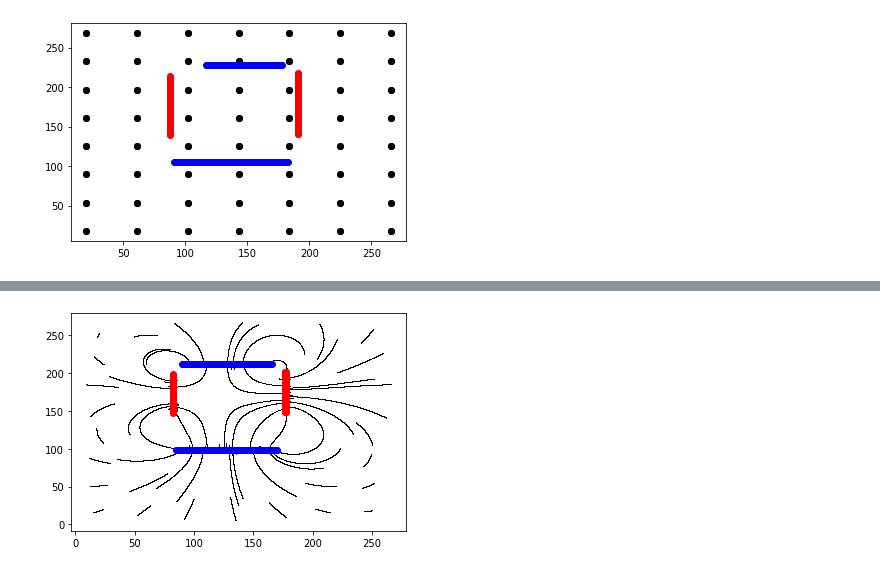
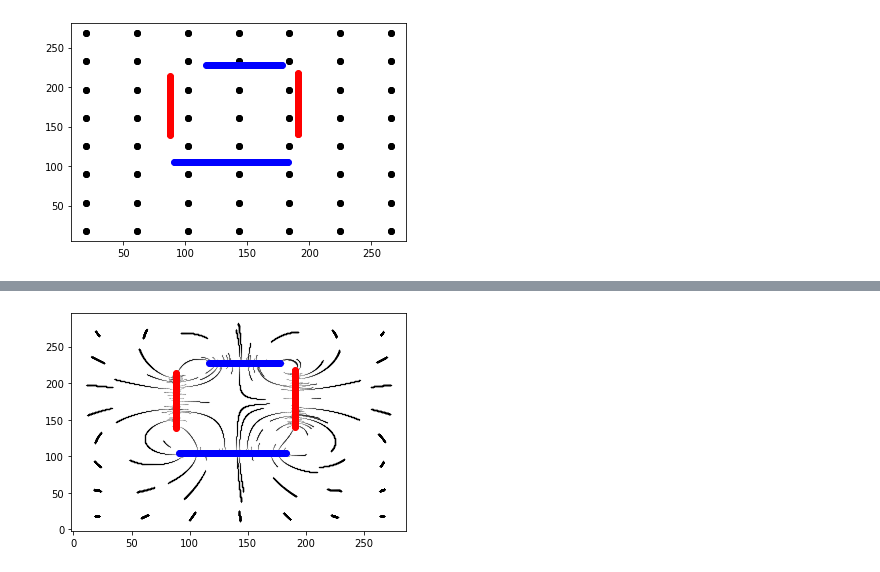
Before and after one commit to pyqt555/cudaFieldLines, a Jupyter notebook: interface.ipynb, the cells around one changed output, grey strips where cells are left out. Cells and saved outputs as stored; diff of their text form; code cells hidden in the pictures.

```diff
--- a/interface.ipynb
+++ b/interface.ipynb
@@ -14,7 +14,7 @@ import os
 try:
     from google.colab.patches import cv2_imshow
 except:
-    print("Not running on Colab, replace cv2_imshow with cv2.imshow()")
+    print("Not running on Colab, if errors occur replace cv2_imshow with cv2.imshow()")
 from joblib import Parallel, delayed
 from multiprocessing.dummy import Pool as ThreadPool
 import itertools
@@ -22,13 +22,15 @@ import itertools
 X=0
 Y=1
 C=2
-TIMESCALE=10.2 #@param {type:"slider",min:0.01,max:100,step:0.01}
-UsE0 =False #@param {type:"boolean"}
-if UsE0:
+Step_length=35.93 #@param {type:"slider",min:0.01,max:100,step:0.01}
+TIMESCALE=Step_length
+#@markdown Distance of steps in the simulation, increase to  increase speed/decrease accuracy of the simulation.
+UseE0 =False #@param {type:"boolean"}
+if UseE0:
   E0=8.8541878128*(10**(-12))
 else:
   E0=1
-
+#@markdown Option to use E0 for realistic Computation, not recommended since extreme number often leads to inaccurate/slow computations.
 @numba.guvectorize([(float64[:],float64[:],float64[:])], '(n),(n)->(n)',target="parallel")
 def compute_force_guv(c1,c2,res):
     c_dir=c1[C]*c2[C]
@@ -79,7 +81,7 @@ def extract_charges(img,val_img=None):
   img=cv2.cvtColor(img.copy(),cv2.COLOR_BGR2HSV)
 
   if type(val_img)!=type(None):
-    valarray=cv2.cv2Color(val_img.copy(),cv2.COLOR_BGR2GRAY)/255
+    valarray=cv2.cvtColor(val_img.copy(),cv2.COLOR_BGR2GRAY)/255
   else:
     valarray=np.ones(img[:,:,0].shape)
 
@@ -120,12 +122,12 @@ print(os.listdir())
 #@title Load Image
 Filename = "test.png" #@param {type:"string"}
 image=cv2.imread(Filename)
-#@markdown
-Use_Value_Image = False #@param {type:"boolean"}
-#@markdown Whether every charge has the same value or one specified by an additional image(grayscale, white is 255/255, black is 0/255)
+#@markdown Upload an Image you created for example using Microsoft Paint where positive charges are represented by the colour red and negative charges by the colour blue.Then put the Filename of that image in the box above.
+Use_Value_Image = True #@param {type:"boolean"}
+#@markdown If you dont want all of the charges to have the same Value, you can tick this box, and upload a grayscaled version of the above image under a different name. The brighter a pixel in this image is, the higher will the value of the charge (specified in the above image if there is any) be.
 if Use_Value_Image:
-  Val_Filename = "val.png" #@param {type:"string"}
-  #@markdown Ignore if above box is unchecked, else id filename for said image
+  Val_Filename = "test.png" #@param {type:"string"}
+  #@markdown Ignore if above box is unchecked, else is the filename of said image
   val_image=cv2.imread(Val_Filename)
 else:
   pass
@@ -161,7 +163,7 @@ plt.show()
 [figure]
 # %%
 #@title Compute Lines
-Line_length = 2332 #@param {type:"slider", min:10, max:10000, step:1}
+Line_length = 1107 #@param {type:"slider", min:10, max:10000, step:1}
 lines=np.array(compute_lines(stationary_charges,line_charges,Line_length))
 # %% [output]
 112
@@ -168,8 +187,8 @@ lines=np.array(compute_lines(stationary_charges,line_charges,Line_length))
 # %%
 #@title Display Lines
-displayType = "pixel" #@param ["pixel", "line", "circle"]
-Circle_size = 0.062 #@param {type:"slider", min:0, max:2, step:0.001}
-Line_width = 0.08 #@param {type:"slider", min:0, max:2, step:0.001}
+displayType = "circle" #@param ["pixel", "line", "circle"]
+Circle_size = 0.036 #@param {type:"slider", min:0, max:2, step:0.001}
+Line_width = 0.7 #@param {type:"slider", min:0, max:2, step:0.001}
 if displayType=="pixel":
   for line in lines:
     if len(line)>0:
@@ -184,31 +203,31 @@ if displayType=="pixel":
 elif displayType=="circle":
   for line in lines:
     if len(line)>0:
       nl=[]
       for el in line:
         if not (el[0]>img.shape[0]or el[1]>img.shape[1]or el[0]<0 or el[1]<0):
           nl.append([el[0],el[1]])
       nl=np.array(nl)
       #print(nl)
 
       plt.plot(nl[:,0], nl[:,1],"o",color="black",markersize=Circle_size)
 elif displayType=="line":
   for line in lines:
     if len(line)>0:
       nl=[]
       for el in line:
         if not (el[0]>img.shape[0]or el[1]>img.shape[1]or el[0]<0 or el[1]<0):
           nl.append([el[0],el[1]])
       nl=np.array(nl)
       #print(nl)
 
       plt.plot(nl[:,0], nl[:,1],color="black",linestyle='-', linewidth=Line_width)
 for stat_charge in stationary_charges:
   if stat_charge[2]>0:
     h=1
   else:
     h=2/3
   plt.plot(stat_charge[0], stat_charge[1],"o" ,color=rgb((h,1.,1.)))
 plt.show()
 # %% [output]
-[figure, old version]
+[figure, new version]
```
Also changed, not shown: parts of 2 cells of this notebook.
